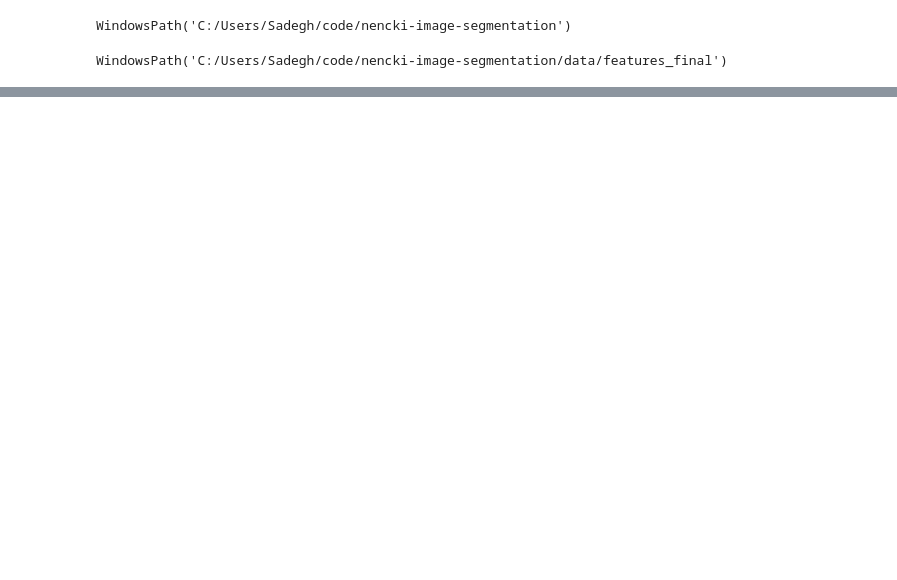
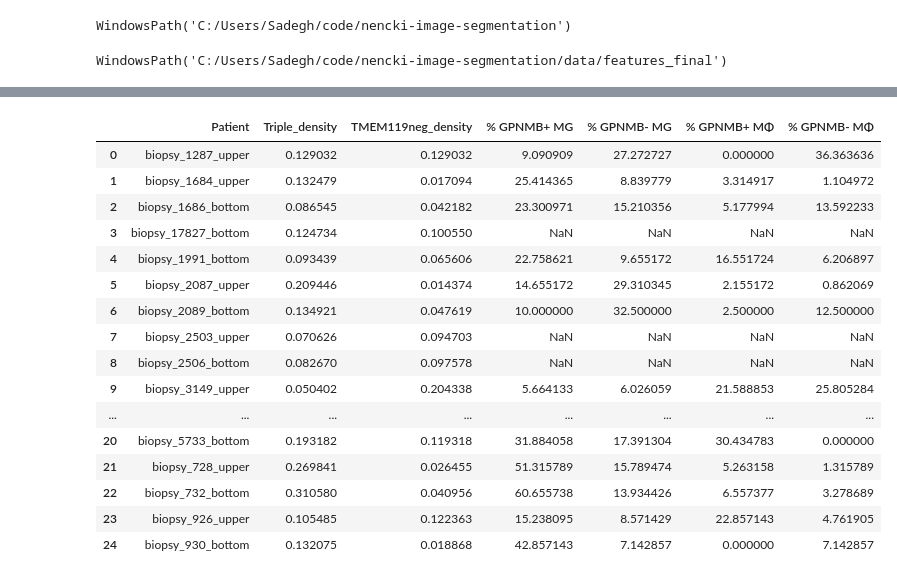
Before and after one commit to sadeghetemad/nencki-image-segmentation, a Jupyter notebook: notebooks/total_patient_analysis.ipynb, the cells around one changed output, grey strips where cells are left out. Saved outputs shown, nothing was run; the diff lists cells and outputs as text; code cells hidden in the pictures; blank space fills up the shorter version.

```diff
--- a/notebooks/total_patient_analysis.ipynb
+++ b/notebooks/total_patient_analysis.ipynb
@@ -22,0 +41,94 @@ for csv_file in CSV_DIR.glob('*.csv'):
+# %%
+markers = {
+    "CD68": "CD68: Mean",
+    "TMEM119": "TMEM119: Mean",
+    "CD45": "CD45: Mean",
+    "GPNMB": "GPNMB: Mean"
+}
+
+exclude_ids = {"2506", "2503", "4152", "4155", "4156", "17827"}
+
+results = []
+
+for file_name, df in dfs.items():
+
+    patient_id = file_name.split(".")[0]
+
+    # ---- Required for Problem 1 only ----
+    required_p1 = ["CD68", "TMEM119", "CD45"]
+
+    if not all(markers[m] in df.columns for m in required_p1):
+        print(f"Skipping {patient_id}: missing required markers for Problem 1")
+        continue
+
+    # ---- Thresholds ----
+    thresholds = {
+        marker: df[markers[marker]].mean()
+        for marker in required_p1
+    }
+
+    CD68_pos = df[markers["CD68"]] > thresholds["CD68"]
+    TMEM119_pos = df[markers["TMEM119"]] > thresholds["TMEM119"]
+    CD45_pos = df[markers["CD45"]] > thresholds["CD45"]
+
+    # ---- Problem 1 ----
+    triple_pos = CD68_pos & TMEM119_pos & CD45_pos
+    tmem_neg = CD68_pos & (~TMEM119_pos) & CD45_pos
+
+    total_area = len(df)
+
+    triple_density = triple_pos.sum() / total_area
+    tmem_neg_density = tmem_neg.sum() / total_area
+
+    row = {
+        "Patient": patient_id,
+        "Triple_density": triple_density,
+        "TMEM119neg_density": tmem_neg_density
+    }
+
+    # ---- Problem 2 (only if GPNMB exists) ----
+    if (
+        markers["GPNMB"] in df.columns
+        and patient_id not in exclude_ids
+        and CD45_pos.sum() > 0
+    ):
+
+        thresholds["GPNMB"] = df[markers["GPNMB"]].mean()
+        GPNMB_pos = df[markers["GPNMB"]] > thresholds["GPNMB"]
+
+        GPNMB_pos_MG = (GPNMB_pos & CD68_pos & TMEM119_pos & CD45_pos).sum()
+        GPNMB_neg_MG = ((~GPNMB_pos) & CD68_pos & TMEM119_pos & CD45_pos).sum()
+        GPNMB_pos_Mphi = (GPNMB_pos & CD68_pos & (~TMEM119_pos) & CD45_pos).sum()
+        GPNMB_neg_Mphi = ((~GPNMB_pos) & CD68_pos & (~TMEM119_pos) & CD45_pos).sum()
+
+        total_CD45 = CD45_pos.sum()
+
+        row.update({
+            "% GPNMB+ MG": 100 * GPNMB_pos_MG / total_CD45,
+            "% GPNMB- MG": 100 * GPNMB_neg_MG / total_CD45,
+            "% GPNMB+ MΦ": 100 * GPNMB_pos_Mphi / total_CD45,
+            "% GPNMB- MΦ": 100 * GPNMB_neg_Mphi / total_CD45
+        })
+
+    results.append(row)
+
+final_results = pd.DataFrame(results)
+final_results
+# %% [output]
+|  | Patient | Triple_density | TMEM119neg_density | % GPNMB+ MG | % GPNMB- MG | % GPNMB+ MΦ | % GPNMB- MΦ |
+| 0 | biopsy_1287_upper | 0.129032 | 0.129032 | 9.090909 | 27.272727 | 0.000000 | 36.363636 |
+| 1 | biopsy_1684_upper | 0.132479 | 0.017094 | 25.414365 | 8.839779 | 3.314917 | 1.104972 |
+| 2 | biopsy_1686_bottom | 0.086545 | 0.042182 | 23.300971 | 15.210356 | 5.177994 | 13.592233 |
+| 3 | biopsy_17827_bottom | 0.124734 | 0.100550 | NaN | NaN | NaN | NaN |
+| 4 | biopsy_1991_bottom | 0.093439 | 0.065606 | 22.758621 | 9.655172 | 16.551724 | 6.206897 |
+| 5 | biopsy_2087_upper | 0.209446 | 0.014374 | 14.655172 | 29.310345 | 2.155172 | 0.862069 |
+| 6 | biopsy_2089_bottom | 0.134921 | 0.047619 | 10.000000 | 32.500000 | 2.500000 | 12.500000 |
+| 7 | biopsy_2503_upper | 0.070626 | 0.094703 | NaN | NaN | NaN | NaN |
+| 8 | biopsy_2506_bottom | 0.082670 | 0.097578 | NaN | NaN | NaN | NaN |
+| 9 | biopsy_3149_upper | 0.050402 | 0.204338 | 5.664133 | 6.026059 | 21.588853 | 25.805284 |
+| ... | ... | ... | ... | ... | ... | ... | ... |
+| 20 | biopsy_5733_bottom | 0.193182 | 0.119318 | 31.884058 | 17.391304 | 30.434783 | 0.000000 |
+| 21 | biopsy_728_upper | 0.269841 | 0.026455 | 51.315789 | 15.789474 | 5.263158 | 1.315789 |
+| 22 | biopsy_732_bottom | 0.310580 | 0.040956 | 60.655738 | 13.934426 | 6.557377 | 3.278689 |
+| 23 | biopsy_926_upper | 0.105485 | 0.122363 | 15.238095 | 8.571429 | 22.857143 | 4.761905 |
+| 24 | biopsy_930_bottom | 0.132075 | 0.018868 | 42.857143 | 7.142857 | 0.000000 | 7.142857 |
```
Also changed, not shown: parts of 13 cells of this notebook.
